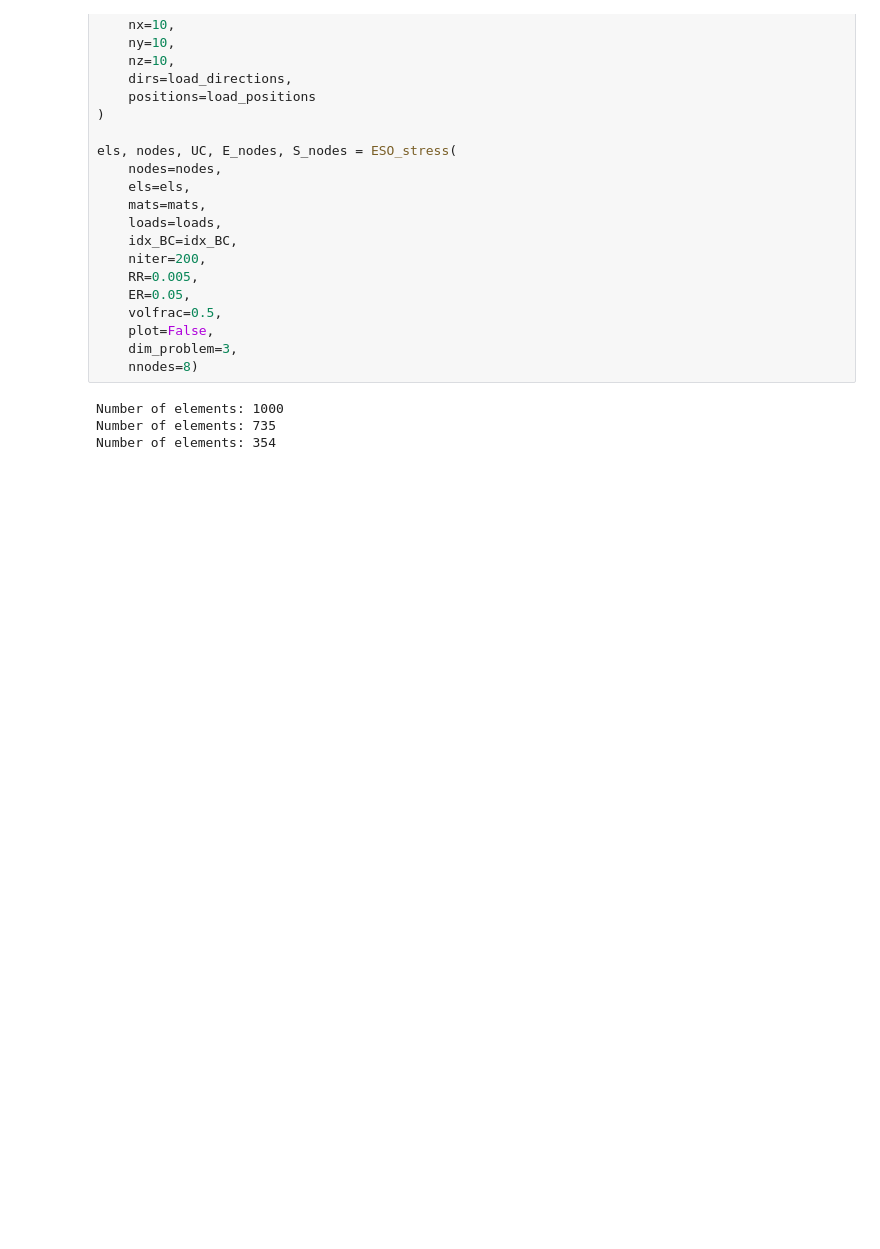
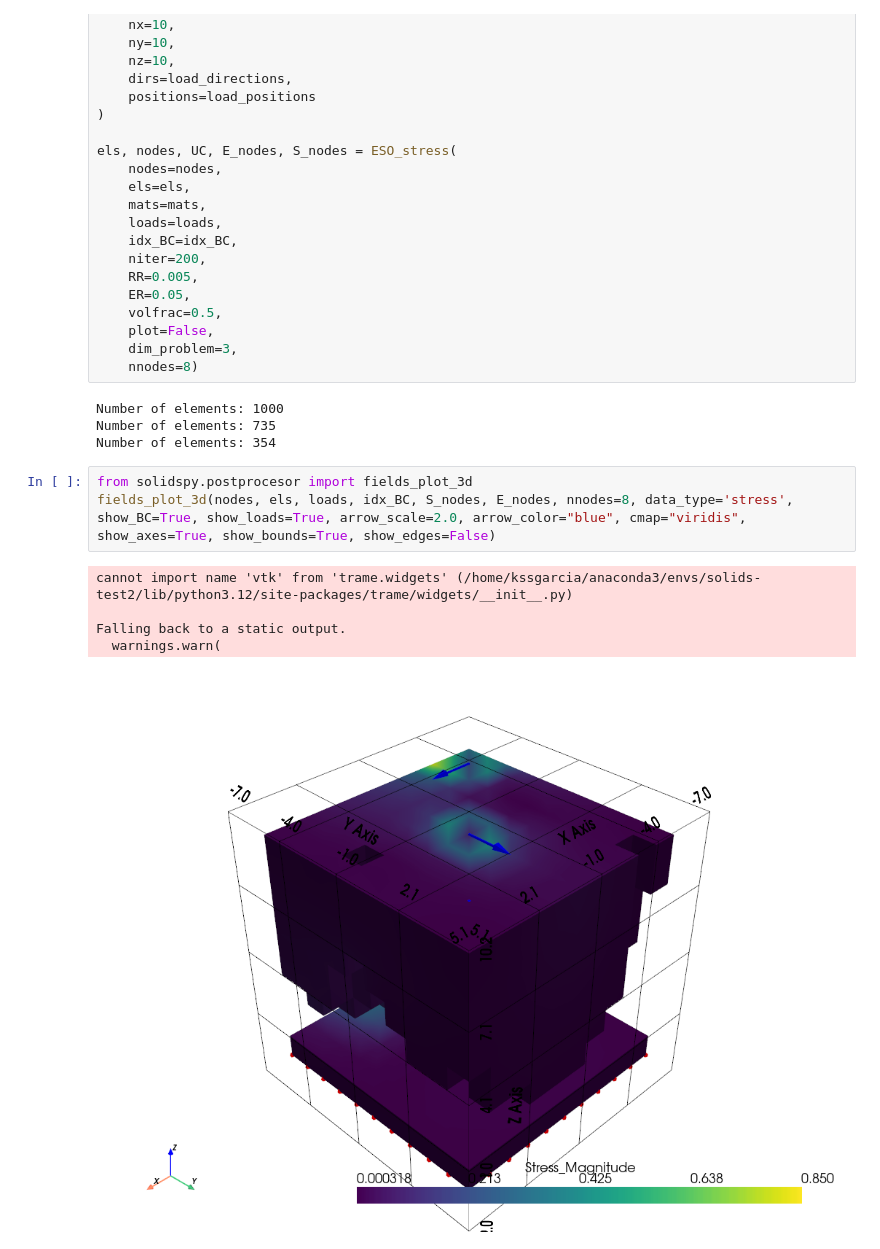
Before and after one commit to AppliedMechanics-EAFIT/SolidsPy-Opt, a Jupyter notebook: src/solidspy_opt/test_opt.ipynb, the cells around one changed output. Drawn from its saved outputs; the diff is of its cells as text; blank space fills up the shorter version.

```diff
--- a/src/solidspy_opt/test_opt.ipynb
+++ b/src/solidspy_opt/test_opt.ipynb
@@ -216,6 +216,15 @@ els, nodes, UC, E_nodes, S_nodes = ESO_stress(
 Number of elements: 1000
 Number of elements: 735
 Number of elements: 354
+# %%
+from solidspy.postprocesor import fields_plot_3d
+fields_plot_3d(nodes, els, loads, idx_BC, S_nodes, E_nodes, nnodes=8, data_type='stress', show_BC=True, show_loads=True, arrow_scale=2.0, arrow_color="blue", cmap="viridis", show_axes=True, show_bounds=True, show_edges=False)
+# %% [output]
+cannot import name 'vtk' from 'trame.widgets' (/home/kssgarcia/anaconda3/envs/solids-test2/lib/python3.12/site-packages/trame/widgets/__init__.py)
+
+Falling back to a static output.
+  warnings.warn(
+[figure, added]
 # %%
 import pyvista as pv
 
```
Also changed, not shown: parts of 1 cell of this notebook, 2 other files.
